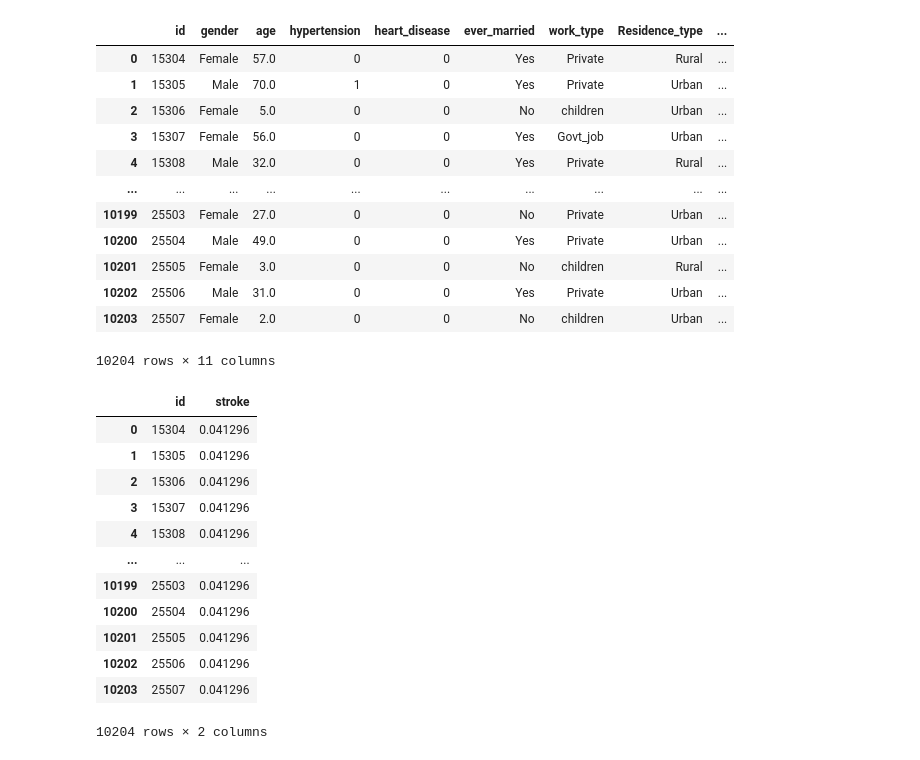
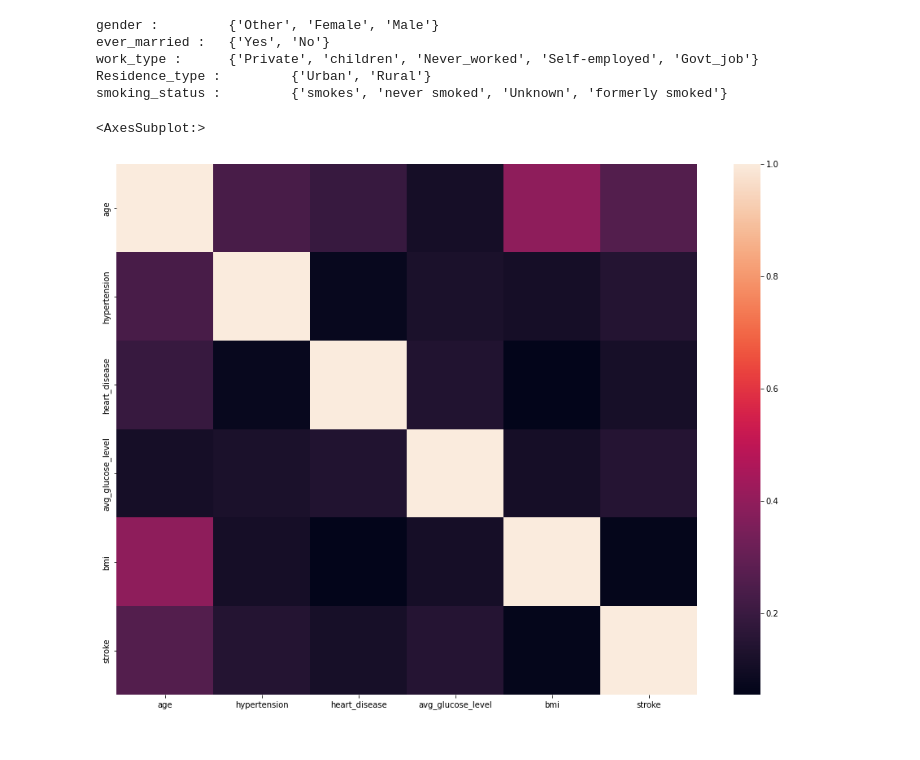
Before and after one commit to M315/kaggle, a Jupyter notebook: main.ipynb, the cells around one changed output. Drawn from its saved outputs; the diff is of its cells as text; code cells hidden in the pictures.

```diff
--- a/main.ipynb
+++ b/main.ipynb
@@ -22,34 +29,35 @@ train_df
-# %%
-test_df = pd.read_csv(os.path.join('data', 'test.csv'))
-test_df
-# %% [output]
-|  | id | gender | age | hypertension | heart_disease | ever_married | work_type | Residence_type | ... |
-| 0 | 15304 | Female | 57.0 | 0 | 0 | Yes | Private | Rural | ... |
-| 1 | 15305 | Male | 70.0 | 1 | 0 | Yes | Private | Urban | ... |
-| 2 | 15306 | Female | 5.0 | 0 | 0 | No | children | Urban | ... |
-| 3 | 15307 | Female | 56.0 | 0 | 0 | Yes | Govt_job | Urban | ... |
-| 4 | 15308 | Male | 32.0 | 0 | 0 | Yes | Private | Rural | ... |
-| ... | ... | ... | ... | ... | ... | ... | ... | ... | ... |
-| 10199 | 25503 | Female | 27.0 | 0 | 0 | No | Private | Urban | ... |
-| 10200 | 25504 | Male | 49.0 | 0 | 0 | Yes | Private | Urban | ... |
-| 10201 | 25505 | Female | 3.0 | 0 | 0 | No | children | Rural | ... |
-| 10202 | 25506 | Male | 31.0 | 0 | 0 | Yes | Private | Urban | ... |
-| 10203 | 25507 | Female | 2.0 | 0 | 0 | No | children | Urban | ... |
-10204 rows × 11 columns
-# %%
-out = pd.read_csv(os.path.join('data', 'sample_submission.csv'))
-out
-# %% [output]
-|  | id | stroke |
-| 0 | 15304 | 0.041296 |
-| 1 | 15305 | 0.041296 |
-| 2 | 15306 | 0.041296 |
-| 3 | 15307 | 0.041296 |
-| 4 | 15308 | 0.041296 |
-| ... | ... | ... |
-| 10199 | 25503 | 0.041296 |
-| 10200 | 25504 | 0.041296 |
-| 10201 | 25505 | 0.041296 |
-| 10202 | 25506 | 0.041296 |
-| 10203 | 25507 | 0.041296 |
-10204 rows × 2 columns
+# %%
+for col in train_df:
+    if train_df[col].dtype == 'object':
+        print(col, ": \t", set(train_df[col].values.tolist()))
+# %% [output]
+gender :         {'Other', 'Female', 'Male'}
+ever_married :   {'Yes', 'No'}
+work_type :      {'Private', 'children', 'Never_worked', 'Self-employed', 'Govt_job'}
+Residence_type :         {'Urban', 'Rural'}
+smoking_status :         {'smokes', 'never smoked', 'Unknown', 'formerly smoked'}
+# %%
+def categorize(original_df):
+    df = original_df.copy()
+
+    """
+    df['gender'] = original_df.gender.replace({'Female': -1., 'Other': 0., 'Male': 1.})
+    df['ever_married'] = original_df.ever_married.replace({'No': -1., 'Yes': 1.})
+    df['work_type'] = original_df.work_type.replace({'Private': 1., 'Self-employed': 2., 'children': 3., 'Govt_job': 4., 'Never_worked': 5.})
+    df['Residence_type'] = original_df.Residence_type.replace({'Urban': -1., 'Rural': 1.})
+    df['smoking_status'] = original_df.Residence_type.replace({'never smoked': 0, 'Unknown': 1., 'smokes': 3., 'formerly smoked': 2.})
+    """
+
+    for col in df:
+        if df[col].dtype == 'object':
+            df[col] = df[col].astype("category")
+
+    return df
+# %%
+df = categorize(train_df)
+# %%
+plt.figure(figsize = (16, 12))
+sns.heatmap(df.corr(), annot = False)
+# %% [output]
+<AxesSubplot:>
+[figure, added]
```
Also changed, not shown: parts of 8 cells of this notebook, 1 other file.
